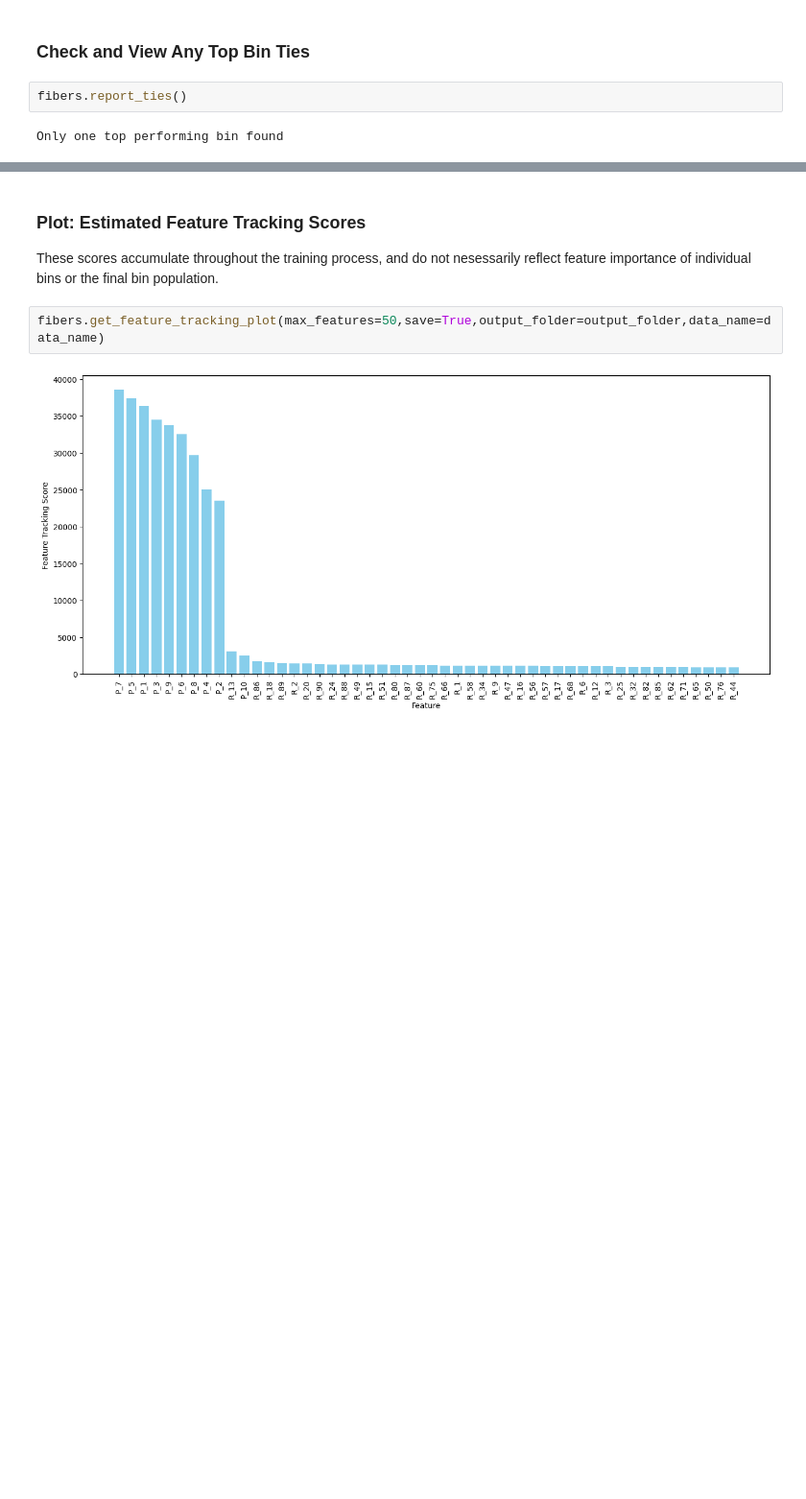
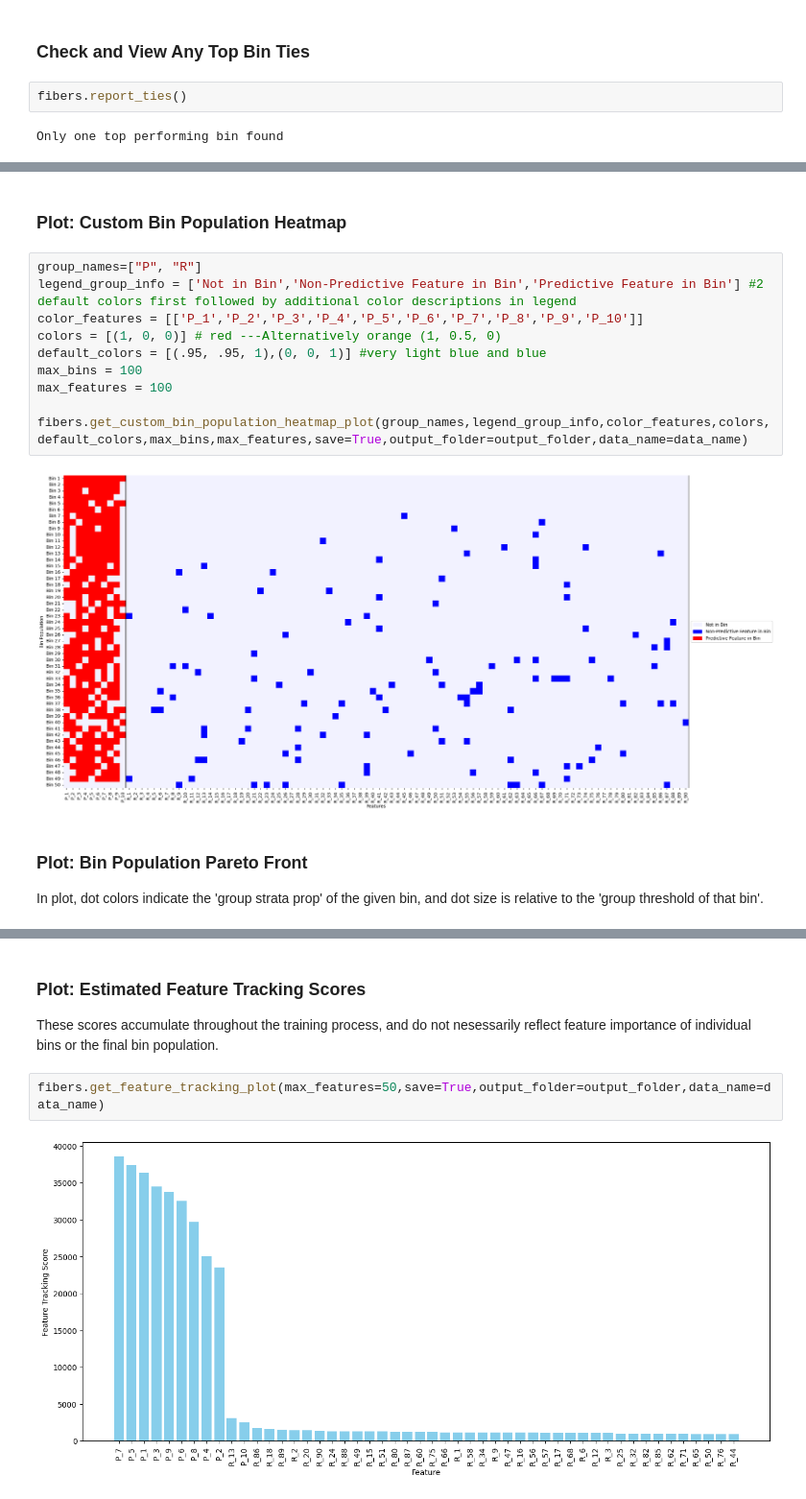
Before and after one commit to UrbsLab/scikit-FIBERS, a Jupyter notebook: FIBERS_Survival_Covariates_Demo.ipynb, the cells around one changed output, grey strips where cells are left out. Shown: that part at 96% size. Drawn from its saved outputs; the diff is of its cells as text; blank space fills up the shorter version.

```diff
--- a/FIBERS_Survival_Covariates_Demo.ipynb
+++ b/FIBERS_Survival_Covariates_Demo.ipynb
@@ -253,0 +253,17 @@ fibers.get_pareto_plot(save=True,output_folder=output_folder,data_name=data_name
+# %% [markdown]
+### Plot: Custom Bin Population Heatmap
+# %%
+group_names=["P", "R"]
+legend_group_info = ['Not in Bin','Non-Predictive Feature in Bin','Predictive Feature in Bin'] #2 default colors first followed by additional color descriptions in legend
+color_features = [['P_1','P_2','P_3','P_4','P_5','P_6','P_7','P_8','P_9','P_10']]
+colors = [(1, 0, 0)] # red ---Alternatively orange (1, 0.5, 0)
+default_colors = [(.95, .95, 1),(0, 0, 1)] #very light blue and blue
+max_bins = 100
+max_features = 100
+
+fibers.get_custom_bin_population_heatmap_plot(group_names,legend_group_info,color_features,colors,default_colors,max_bins,max_features,save=True,output_folder=output_folder,data_name=data_name)
+# %% [output]
+[figure, added]
+# %% [markdown]
+### Plot: Bin Population Pareto Front
+In plot, dot colors indicate the 'group strata prop' of the given bin, and dot size is relative to the 'group threshold of that bin'.
```
Also changed, not shown: parts of 9 cells of this notebook, 12 other files.
